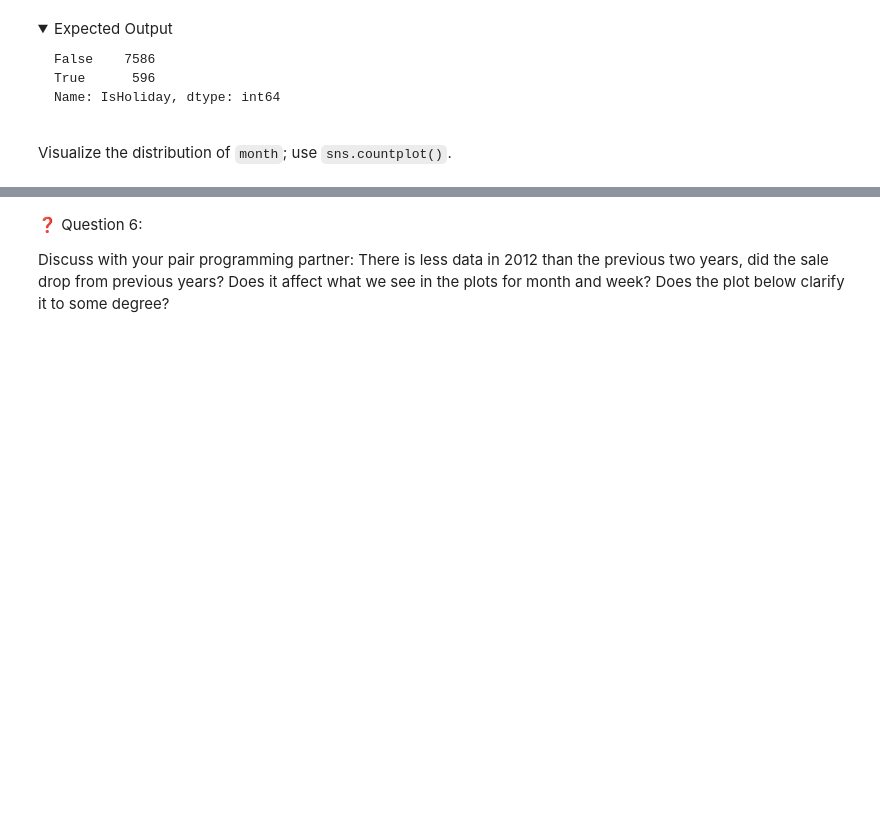
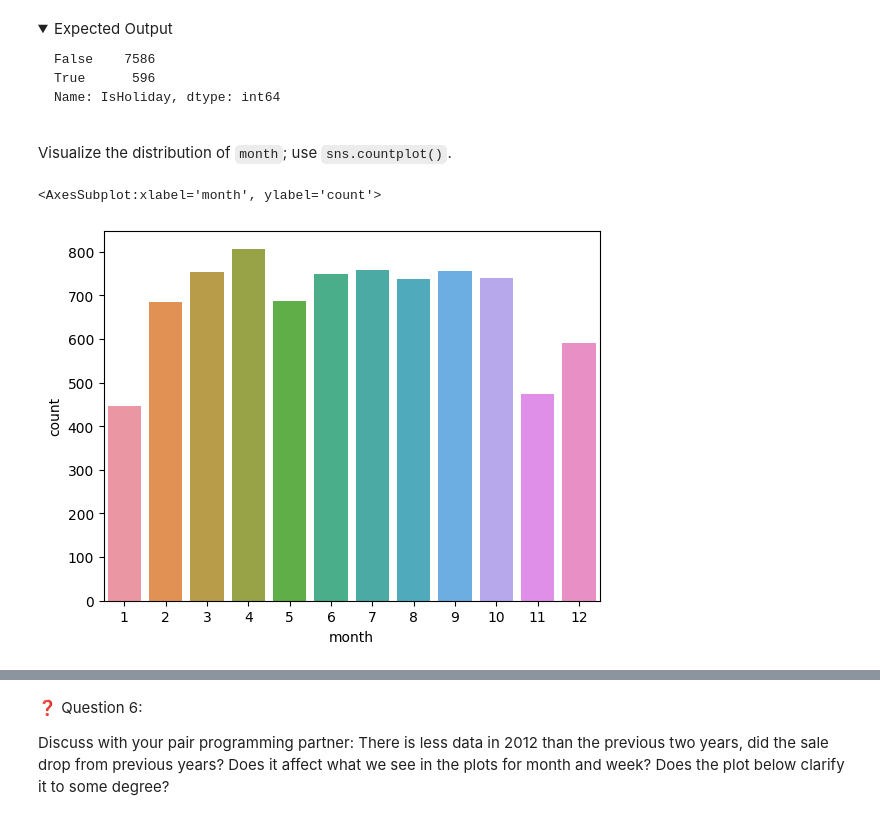
Before and after one commit to chemengage/MLE9, a Jupyter notebook: assignments/week-4-EDA/nb/walmart-sales-data.ipynb, the cells around one changed output, grey strips where cells are left out. Drawn from its saved outputs; the diff is of its cells as text; code cells hidden in the pictures; folded sections open; blank space fills up the shorter version.

```diff
--- a/assignments/week-4-EDA/nb/walmart-sales-data.ipynb
+++ b/assignments/week-4-EDA/nb/walmart-sales-data.ipynb
@@ -370,6 +515,10 @@ Name: IsHoliday, dtype: int64
 Visualize the distribution of `month`; use `sns.countplot()`.
 # %%
 # YOUR CODE HERE
+sns.countplot(df_train.month)
+# %% [output]
+<AxesSubplot:xlabel='month', ylabel='count'>
+[figure, added]
 # %%
 #Visualising the categorical features
 
```
Also changed, not shown: parts of 56 cells of this notebook.
